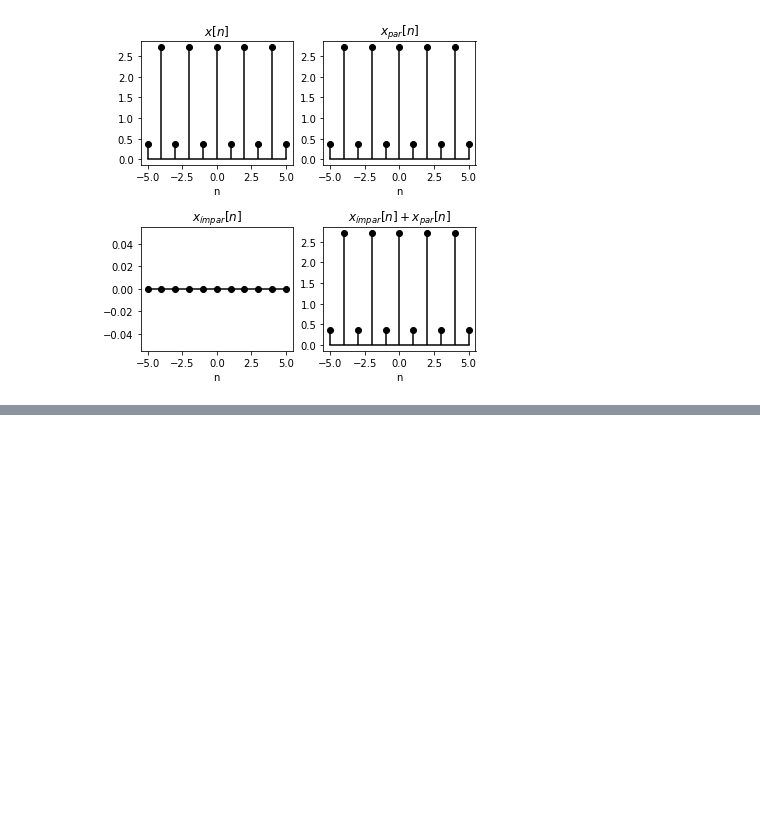
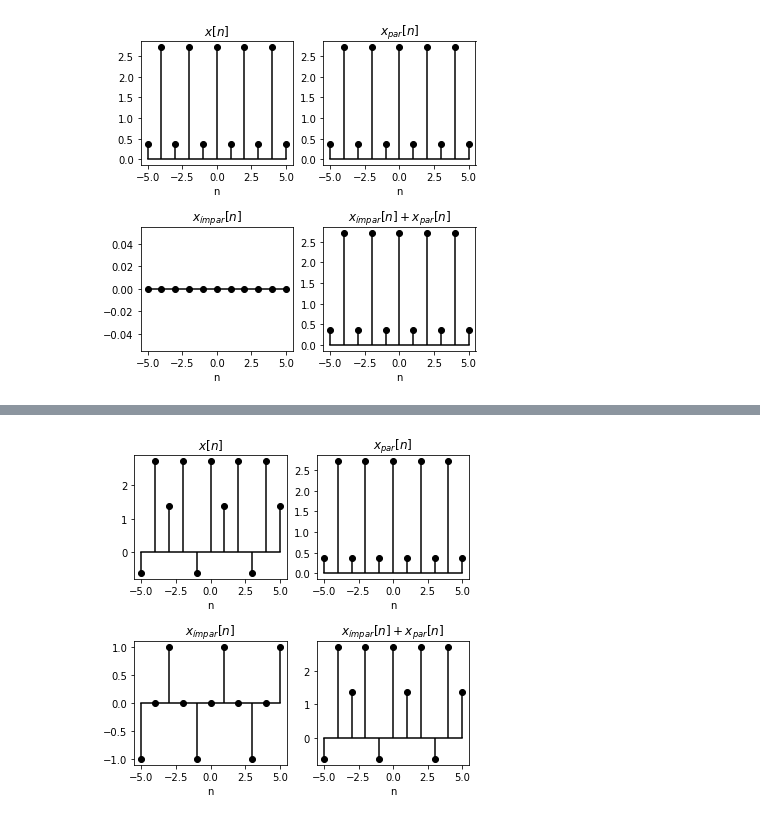
Before and after one commit to SamuelLost/sinais-e-sistemas, a Jupyter notebook: Decomposição/jupyter/SignalDecomposition.ipynb, the cells around one changed output, grey strips where cells are left out. Saved outputs shown, nothing was run; the diff lists cells and outputs as text; code cells hidden in the pictures; blank space fills up the shorter version.

```diff
--- a/Decomposição/jupyter/SignalDecomposition.ipynb
+++ b/Decomposição/jupyter/SignalDecomposition.ipynb
@@ -148,0 +154,16 @@ grafico_dividido(dominio, original_expandido, par, impar)
+# %%
+n = np.arange(-5,6)
+x = np.sin((n * np.pi)/2) + np.exp(np.cos(n * np.pi))
+
+n0 = n[0]
+
+dominio, original_expandido, par, impar = decompor_sinal(x, n0)
+grafico_dividido(dominio, original_expandido, par, impar)
+
+#Pode ser plotado separadamente
+# grafico_original(dominio, original_expandido)
+# grafico_par(dominio, par)
+# grafico_impar(dominio, impar)
+# grafico_soma(dominio, par+impar)
+# %% [output]
+[figure, added]
```
Also changed, not shown: parts of 7 cells of this notebook, 6 other files.
